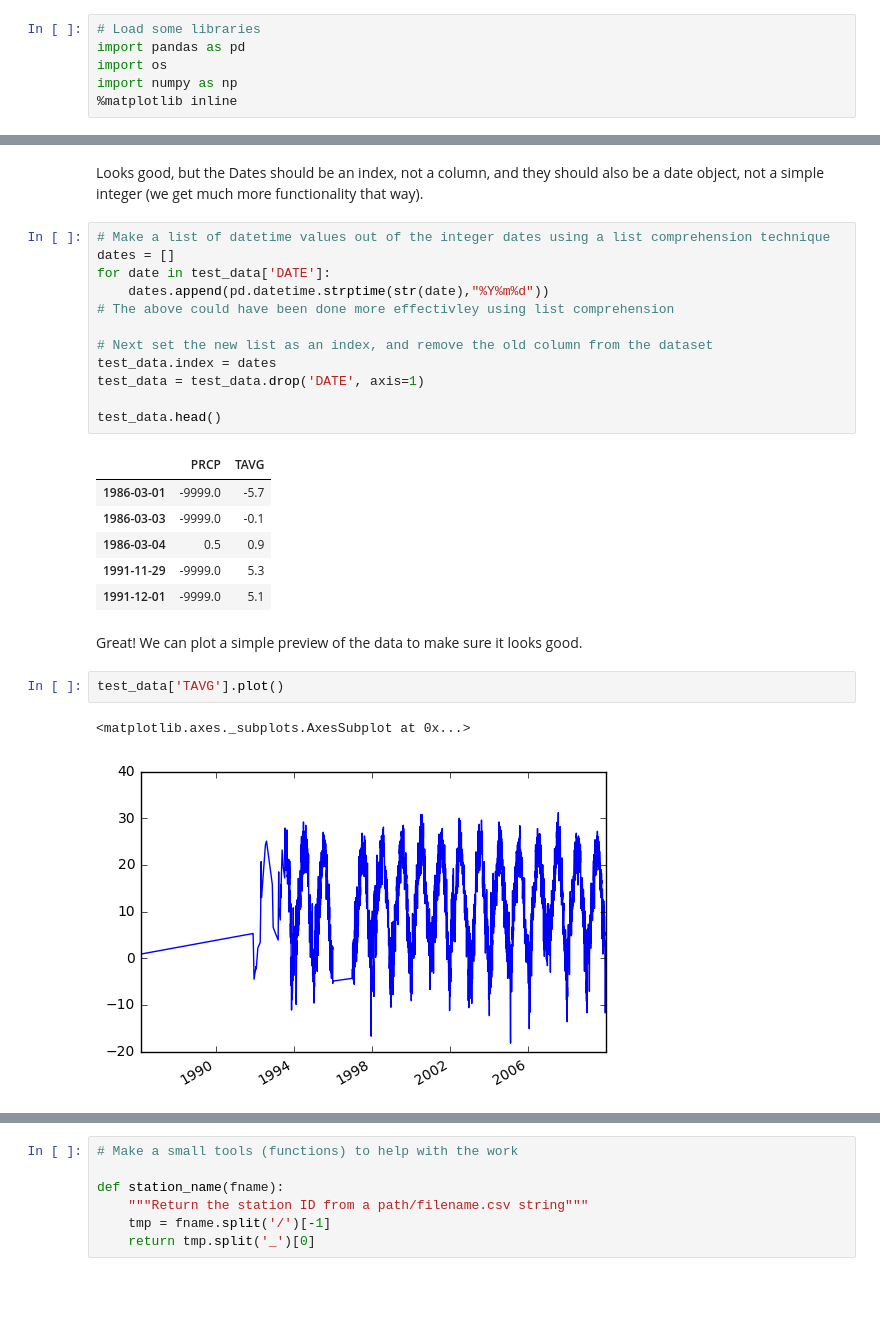
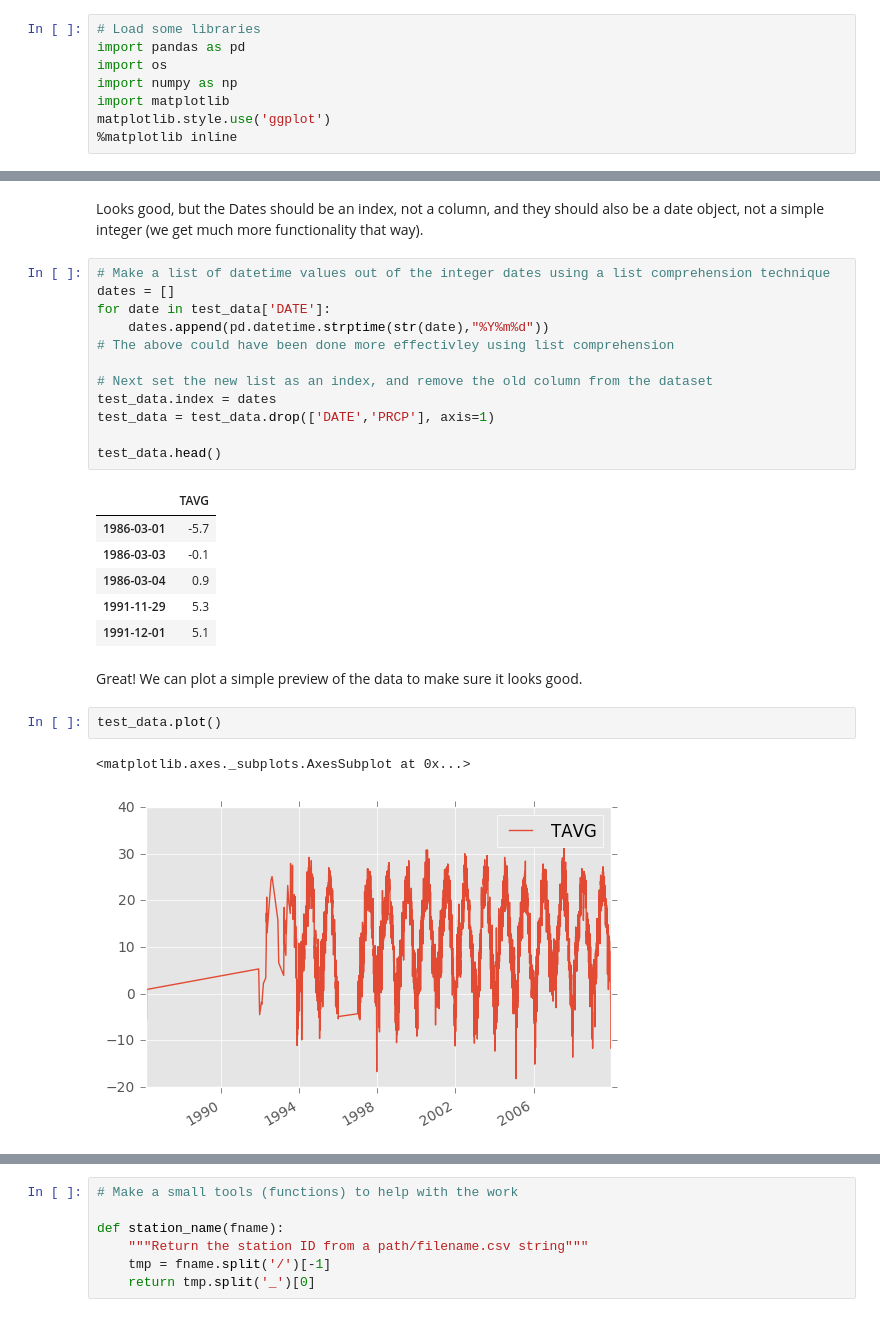
Before and after one commit to benlaken/Romania_2016, a Jupyter notebook: test_stations.ipynb, the cells around one changed output, grey strips where cells are left out. Drawn from its saved outputs; the diff is of its cells as text; blank space fills up the shorter version.

```diff
--- a/test_stations.ipynb
+++ b/test_stations.ipynb
@@ -7,4 +7,6 @@
 import pandas as pd
 import os
 import numpy as np
+import matplotlib
+matplotlib.style.use('ggplot')
 %matplotlib inline
@@ -30,21 +43,21 @@ for date in test_data['DATE']:
 
 # Next set the new list as an index, and remove the old column from the dataset
 test_data.index = dates
-test_data = test_data.drop('DATE', axis=1)
+test_data = test_data.drop(['DATE','PRCP'], axis=1)
 
 test_data.head()
 # %% [output]
-|  | PRCP | TAVG |
-| 1986-03-01 | -9999.0 | -5.7 |
-| 1986-03-03 | -9999.0 | -0.1 |
-| 1986-03-04 | 0.5 | 0.9 |
-| 1991-11-29 | -9999.0 | 5.3 |
-| 1991-12-01 | -9999.0 | 5.1 |
+|  | TAVG |
+| 1986-03-01 | -5.7 |
+| 1986-03-03 | -0.1 |
+| 1986-03-04 | 0.9 |
+| 1991-11-29 | 5.3 |
+| 1991-12-01 | 5.1 |
 # %% [markdown]
 Great! We can plot a simple preview of the data to make sure it looks good.
 # %%
-test_data['TAVG'].plot()
+test_data.plot()
 # %% [output]
 <matplotlib.axes._subplots.AxesSubplot at 0x...>
-[figure, old version]
+[figure, new version]
 # %% [markdown]
```
Also changed, not shown: parts of 6 cells of this notebook.
